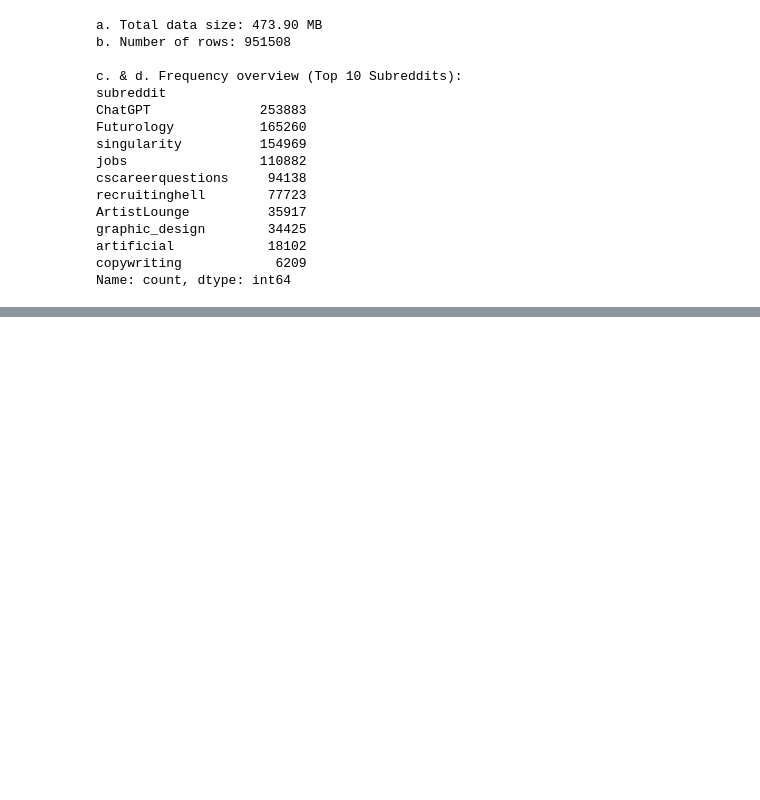
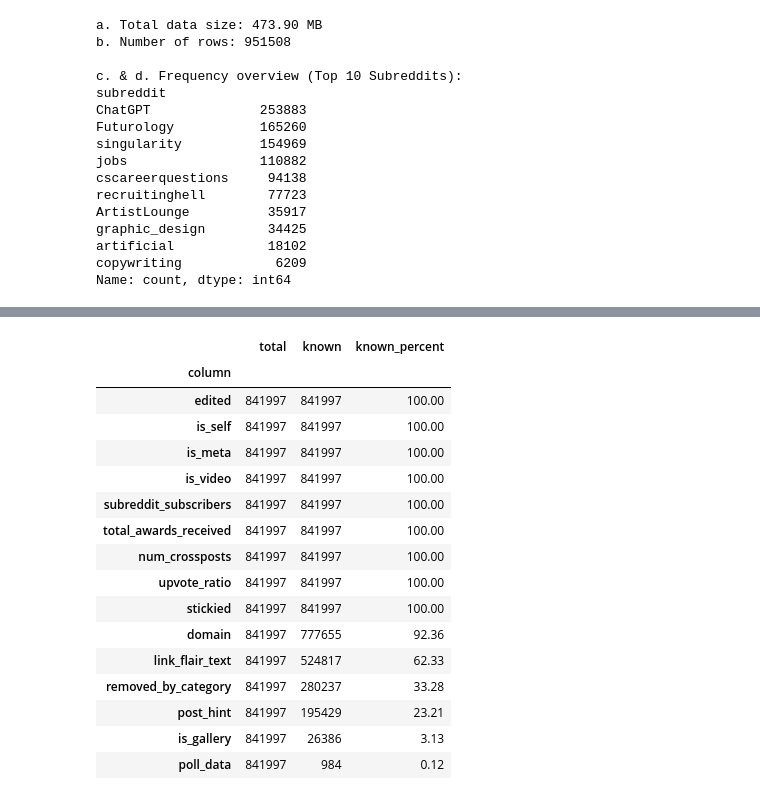
Before and after one commit to IlliaMartyniuk/reddit-dump-extractor, a Jupyter notebook: dataset_exploration.ipynb, the cells around one changed output, grey strips where cells are left out. Drawn from its saved outputs; the diff is of its cells as text; code cells hidden in the pictures; blank space fills up the shorter version.

```diff
--- a/dataset_exploration.ipynb
+++ b/dataset_exploration.ipynb
@@ -44,0 +124,17 @@ Name: count, dtype: int64
+# %%
+from pathlib import Path
+import pandas as pd
+
+total_rows = 0
+known_views = 0
+
+for file in Path("output").glob("RS_*.csv"):
+    df = pd.read_csv(file, usecols=["view_count"], low_memory=False)
+
+    total_rows += len(df)
+    known_views += df["view_count"].notna().sum()
+
+print("Total posts:", total_rows)
+print("Posts with known view_count:", known_views)
+print("Posts with missing view_count:", total_rows - known_views)
+print("Known percentage:", known_views / total_rows * 100)
@@ -44,0 +146,64 @@ Name: count, dtype: int64
+# %%
+from pathlib import Path
+import pandas as pd
+
+columns_to_check = [
+    "subreddit_subscribers",
+    "upvote_ratio",
+    "num_crossposts",
+    "link_flair_text",
+    "domain",
+    "is_self",
+    "post_hint",
+    "edited",
+    "removed_by_category",
+    "total_awards_received",
+    "is_video",
+    "is_gallery",
+    "is_meta",
+    "stickied",
+    "poll_data"
+]
+
+stats = []
+
+for file in Path("output").glob("RS_*.csv"):
+    df = pd.read_csv(file, usecols=columns_to_check, low_memory=False)
+
+    for col in columns_to_check:
+        stats.append({
+            "column": col,
+            "total": len(df),
+            "known": df[col].notna().sum()
+        })
+
+stats_df = pd.DataFrame(stats)
+
+summary = (
+    stats_df.groupby("column")[["total", "known"]]
+    .sum()
+)
+
+summary["known_percent"] = (
+    summary["known"] / summary["total"] * 100
+).round(2)
+
+summary.sort_values("known_percent", ascending=False)
+# %% [output]
+|  | total | known | known_percent |
+| column |  |  |  |
+| edited | 841997 | 841997 | 100.00 |
+| is_self | 841997 | 841997 | 100.00 |
+| is_meta | 841997 | 841997 | 100.00 |
+| is_video | 841997 | 841997 | 100.00 |
+| subreddit_subscribers | 841997 | 841997 | 100.00 |
+| total_awards_received | 841997 | 841997 | 100.00 |
+| num_crossposts | 841997 | 841997 | 100.00 |
+| upvote_ratio | 841997 | 841997 | 100.00 |
+| stickied | 841997 | 841997 | 100.00 |
+| domain | 841997 | 777655 | 92.36 |
+| link_flair_text | 841997 | 524817 | 62.33 |
+| removed_by_category | 841997 | 280237 | 33.28 |
+| post_hint | 841997 | 195429 | 23.21 |
+| is_gallery | 841997 | 26386 | 3.13 |
+| poll_data | 841997 | 984 | 0.12 |
```
Also changed, not shown: parts of 17 cells of this notebook, 5 other files.
